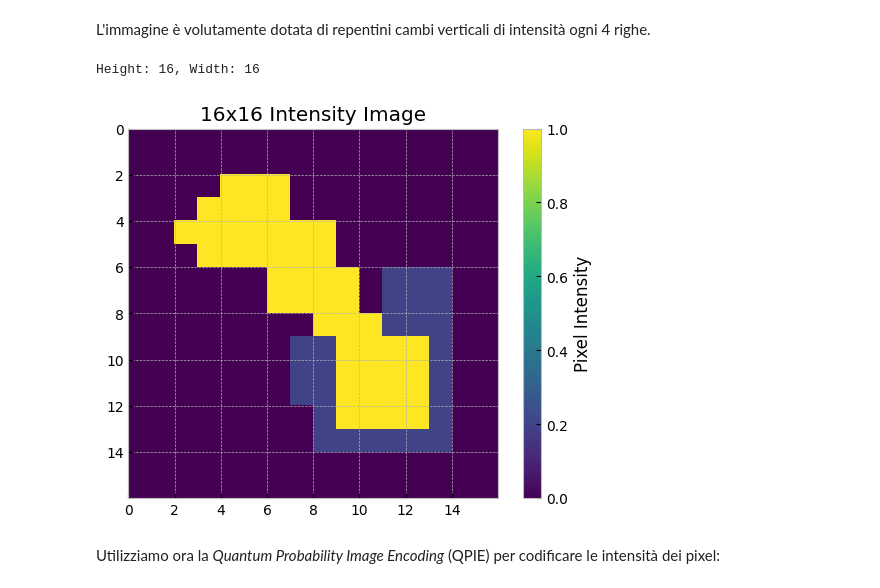
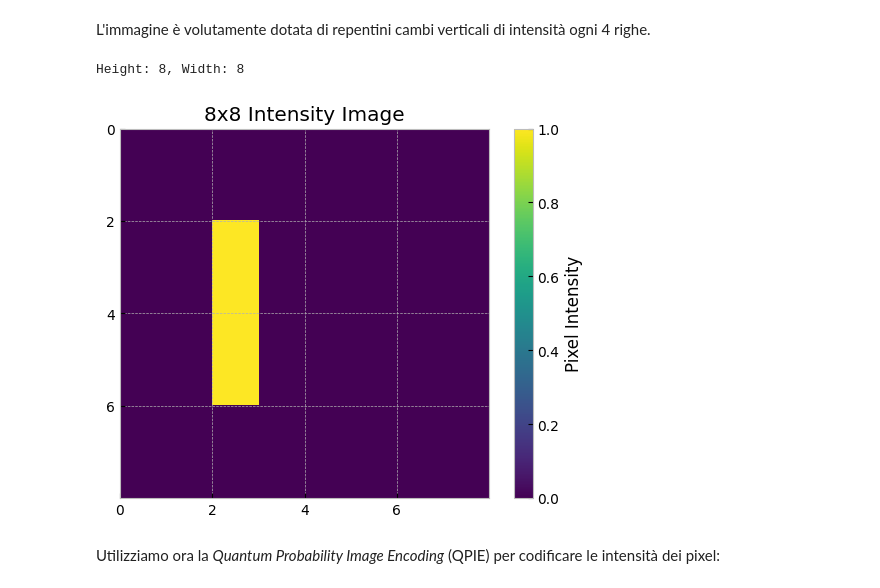
Before and after one commit to manueldiagostino/qc-progetto, a Jupyter notebook: src/progetto.ipynb, the cells around one changed output. Saved outputs shown, nothing was run; the diff lists cells and outputs as text; code cells hidden in the pictures.

```diff
--- a/src/progetto.ipynb
+++ b/src/progetto.ipynb
@@ -20,49 +22,73 @@ L'immagine è volutamente dotata di repentini cambi verticali di intensità ogni
 # %%
 # #A 16x16 image with marked rows
 # image = np.array([
 #     [(i % 4) * 0.25 for j in range(16)]
 #     for i in range(16)
 # ])
 
-# A 8x8 binary image
-image = np.array([[0, 0, 0, 0, 0, 0, 0, 0, 0, 0, 0, 0, 0, 0, 0, 0],
-                  [0, 0, 0, 0, 0, 0, 0, 0, 0, 0, 0, 0, 0, 0, 0, 0],
-                  [0, 0, 0, 0, 1, 1, 1, 0, 0, 0, 0, 0, 0, 0, 0, 0],
-                  [0, 0, 0, 1, 1, 1, 1, 0, 0, 0, 0, 0, 0, 0, 0, 0],
-                  [0, 0, 1, 1, 1, 1, 1, 1, 1, 0, 0, 0, 0, 0, 0, 0],
-                  [0, 0, 0, 1, 1, 1, 1, 1, 1, 0, 0, 0, 0, 0, 0, 0],
-                  [0, 0, 0, 0, 0, 0, 1, 1, 1, 1, 0, 0.2, 0.2, 0.2, 0, 0],
-                  [0, 0, 0, 0, 0, 0, 1, 1, 1, 1, 0, 0.2, 0.2, 0.2, 0, 0],
-                  [0, 0, 0, 0, 0, 0, 0, 0, 1, 1, 1, 0.2, 0.2, 0.2, 0, 0],
-                  [0, 0, 0, 0, 0, 0, 0, 0.2, 0.2, 1, 1, 1, 1, 0.2, 0, 0],
-                  [0, 0, 0, 0, 0, 0, 0, 0.2, 0.2, 1, 1, 1, 1, 0.2, 0, 0],
-                  [0, 0, 0, 0, 0, 0, 0, 0.2, 0.2, 1, 1, 1, 1, 0.2, 0, 0],
-                  [0, 0, 0, 0, 0, 0, 0, 0, 0.2, 1, 1, 1, 1, 0.2, 0, 0],
-                  [0, 0, 0, 0, 0, 0, 0, 0, 0.2, 0.2, 0.2, 0.2, 0.2, 0.2, 0, 0],
-                  [0, 0, 0, 0, 0, 0, 0, 0, 0, 0, 0, 0, 0, 0, 0, 0],
-                  [0, 0, 0, 0, 0, 0, 0, 0, 0, 0, 0, 0, 0, 0, 0, 0]])
+# image = np.array([[0, 0, 0, 0, 0, 0, 0, 0, 0, 0, 0, 0, 0, 0, 0, 0],
+#                   [0, 0, 0, 0, 0, 0, 0, 0, 0, 0, 0, 0, 0, 0, 0, 0],
+#                   [0, 0, 0, 0, 1, 1, 1, 0, 0, 0, 0, 0, 0, 0, 0, 0],
+#                   [0, 0, 0, 1, 1, 1, 1, 0, 0, 0, 0, 0, 0, 0, 0, 0],
+#                   [0, 0, 1, 1, 1, 1, 1, 1, 1, 0, 0, 0, 0, 0, 0, 0],
+#                   [0, 0, 0, 1, 1, 1, 1, 1, 1, 0, 0, 0, 0, 0, 0, 0],
+#                   [0, 0, 0, 0, 0, 0, 1, 1, 1, 1, 0, 0.2, 0.2, 0.2, 0, 0],
+#                   [0, 0, 0, 0, 0, 0, 1, 1, 1, 1, 0, 0.2, 0.2, 0.2, 0, 0],
+#                   [0, 0, 0, 0, 0, 0, 0, 0, 1, 1, 1, 0.2, 0.2, 0.2, 0, 0],
+#                   [0, 0, 0, 0, 0, 0, 0, 0.2, 0.2, 1, 1, 1, 1, 0.2, 0, 0],
+#                   [0, 0, 0, 0, 0, 0, 0, 0.2, 0.2, 1, 1, 1, 1, 0.2, 0, 0],
+#                   [0, 0, 0, 0, 0, 0, 0, 0.2, 0.2, 1, 1, 1, 1, 0.2, 0, 0],
+#                   [0, 0, 0, 0, 0, 0, 0, 0, 0.2, 1, 1, 1, 1, 0.2, 0, 0],
+#                   [0, 0, 0, 0, 0, 0, 0, 0, 0.2, 0.2, 0.2, 0.2, 0.2, 0.2, 0, 0],
+#                   [0, 0, 0, 0, 0, 0, 0, 0, 0, 0, 0, 0, 0, 0, 0, 0],
+#                   [0, 0, 0, 0, 0, 0, 0, 0, 0, 0, 0, 0, 0, 0, 0, 0]])
 
+# image = np.array(
+#     [
+#         [1,0],
+#         [0,0]
+#     ]
+# )
 
+# image = np.array(
+#     [
+#         [0,1,0,0],
+#         [0,1,0,0],
+#         [0,1,0,0],
+#         [0,1,0,0]
+#     ]
+# )
 
-# Duplicare ogni elemento in un blocco 2x2 per ottenere un'immagine 16x16
-# image = np.kron(image, np.ones((2, 2)))
+image = np.array(
+    [
+        [0,0,0,0,0,0,0,0],
+        [0,0,0,0,0,0,0,0],
+        [0,0,1,0,0,0,0,0],
+        [0,0,1,0,0,0,0,0],
+        [0,0,1,0,0,0,0,0],
+        [0,0,1,0,0,0,0,0],
+        [0,0,0,0,0,0,0,0],
+        [0,0,0,0,0,0,0,0]
+    ]
+)
+
 height, width = image.shape
 print(f"Height: {height}, Width: {width}")
 
 
 # Function for plotting the image using matplotlib
 def plot_image(img, title: str):
     plt.title(title)
     plt.xticks(range(0, img.shape[0], 2))  # Show ticks every 2 pixels for clarity
     plt.yticks(range(0, img.shape[1], 2))
     plt.imshow(img, extent=[0, img.shape[0], img.shape[1], 0], cmap='viridis')
     plt.colorbar(label="Pixel Intensity")
     plt.show()
 
-plot_image(image, '16x16 Intensity Image')
+plot_image(image, f"{height}x{width} Intensity Image")
 # %% [output]
-Height: 16, Width: 16
+Height: 8, Width: 8
-[figure, old version]
+[figure, new version]
 # %% [markdown]
 Utilizziamo ora la _Quantum Probability Image Encoding_ (QPIE) per codificare le intensità dei pixel:
 # %%
```
Also changed, not shown: parts of 11 cells of this notebook, 2 other files.
